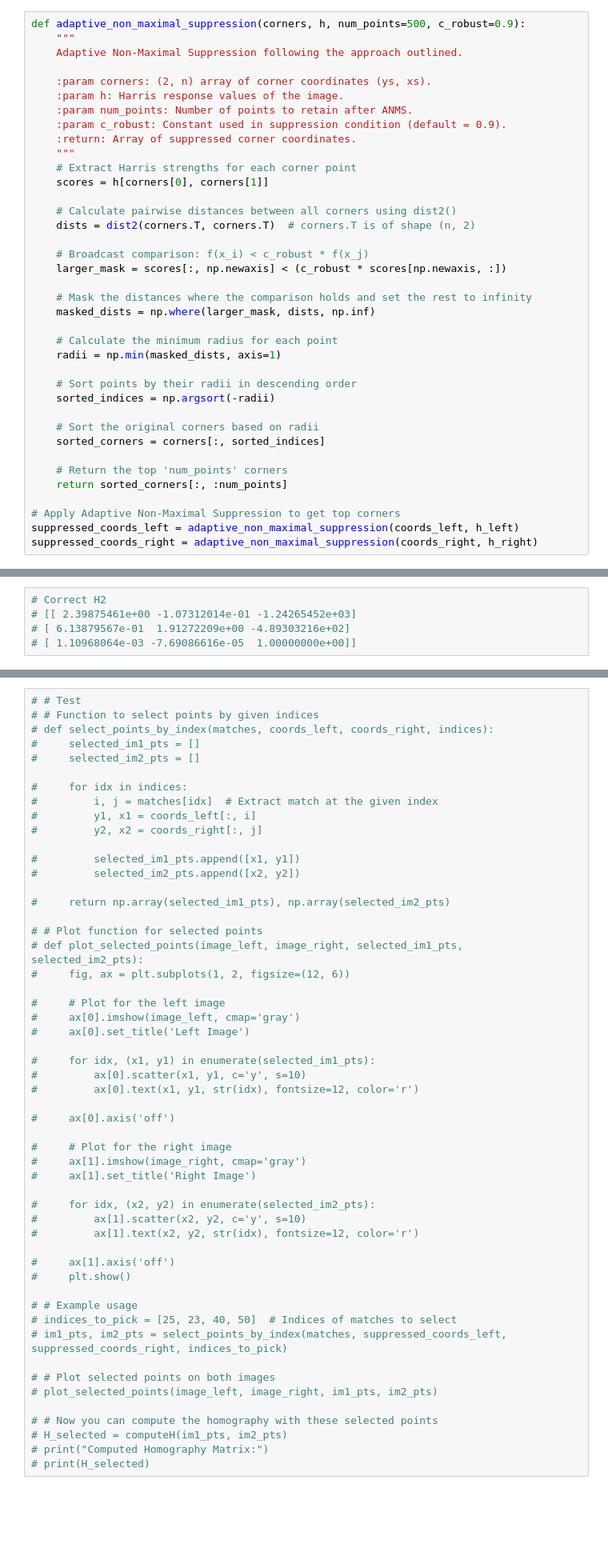
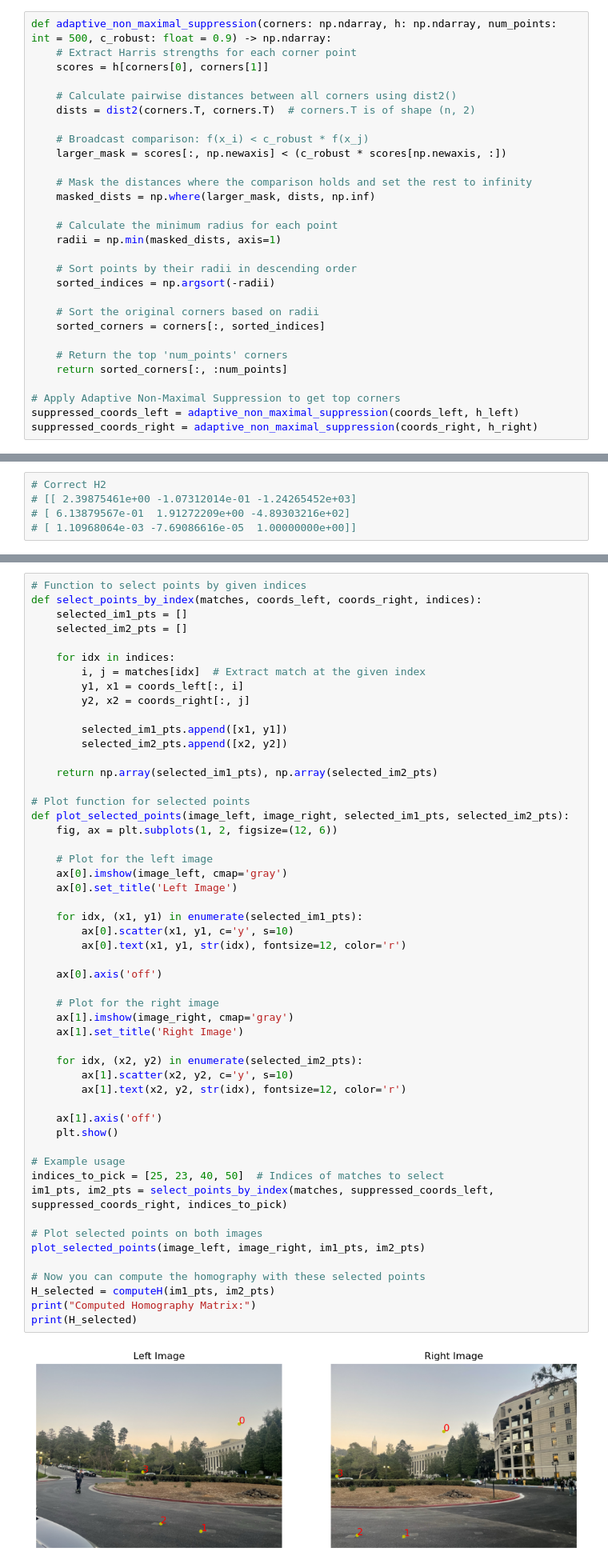
Before and after one commit to filipbagen/cs-180, a Jupyter notebook: p4-image-warping-and-mosaicing/code/4b.ipynb, the cells around one changed output, grey strips where cells are left out. Shown at 80% size. Cells and saved outputs as stored; diff of their text form; blank space fills up the shorter version.

```diff
--- a/p4-image-warping-and-mosaicing/code/4b.ipynb
+++ b/p4-image-warping-and-mosaicing/code/4b.ipynb
@@ -45,16 +45,7 @@ plt.show()
 # %% [markdown]
 ## Adaptive Non-Maximal Suppression
 # %%
-def adaptive_non_maximal_suppression(corners, h, num_points=500, c_robust=0.9):
-    """
-    Adaptive Non-Maximal Suppression following the approach outlined.
-
-    :param corners: (2, n) array of corner coordinates (ys, xs).
-    :param h: Harris response values of the image.
-    :param num_points: Number of points to retain after ANMS.
-    :param c_robust: Constant used in suppression condition (default = 0.9).
-    :return: Array of suppressed corner coordinates.
-    """
+def adaptive_non_maximal_suppression(corners: np.ndarray, h: np.ndarray, num_points: int = 500, c_robust: float = 0.9) -> np.ndarray:
     # Extract Harris strengths for each corner point
     scores = h[corners[0], corners[1]]
 
@@ -520,53 +315,54 @@ Inlier coordinates in left image:
 # %%
-# # Test
-# # Function to select points by given indices
-# def select_points_by_index(matches, coords_left, coords_right, indices):
-#     selected_im1_pts = []
-#     selected_im2_pts = []
+# Function to select points by given indices
+def select_points_by_index(matches, coords_left, coords_right, indices):
+    selected_im1_pts = []
+    selected_im2_pts = []
 
-#     for idx in indices:
-#         i, j = matches[idx]  # Extract match at the given index
-#         y1, x1 = coords_left[:, i]
-#         y2, x2 = coords_right[:, j]
+    for idx in indices:
+        i, j = matches[idx]  # Extract match at the given index
+        y1, x1 = coords_left[:, i]
+        y2, x2 = coords_right[:, j]
 
-#         selected_im1_pts.append([x1, y1])
-#         selected_im2_pts.append([x2, y2])
+        selected_im1_pts.append([x1, y1])
+        selected_im2_pts.append([x2, y2])
 
-#     return np.array(selected_im1_pts), np.array(selected_im2_pts)
+    return np.array(selected_im1_pts), np.array(selected_im2_pts)
 
-# # Plot function for selected points
-# def plot_selected_points(image_left, image_right, selected_im1_pts, selected_im2_pts):
-#     fig, ax = plt.subplots(1, 2, figsize=(12, 6))
+# Plot function for selected points
+def plot_selected_points(image_left, image_right, selected_im1_pts, selected_im2_pts):
+    fig, ax = plt.subplots(1, 2, figsize=(12, 6))
 
-#     # Plot for the left image
-#     ax[0].imshow(image_left, cmap='gray')
-#     ax[0].set_title('Left Image')
+    # Plot for the left image
+    ax[0].imshow(image_left, cmap='gray')
+    ax[0].set_title('Left Image')
 
-#     for idx, (x1, y1) in enumerate(selected_im1_pts):
-#         ax[0].scatter(x1, y1, c='y', s=10)
-#         ax[0].text(x1, y1, str(idx), fontsize=12, color='r')
+    for idx, (x1, y1) in enumerate(selected_im1_pts):
+        ax[0].scatter(x1, y1, c='y', s=10)
+        ax[0].text(x1, y1, str(idx), fontsize=12, color='r')
 
-#     ax[0].axis('off')
+    ax[0].axis('off')
 
-#     # Plot for the right image
-#     ax[1].imshow(image_right, cmap='gray')
-#     ax[1].set_title('Right Image')
+    # Plot for the right image
+    ax[1].imshow(image_right, cmap='gray')
+    ax[1].set_title('Right Image')
 
-#     for idx, (x2, y2) in enumerate(selected_im2_pts):
-#         ax[1].scatter(x2, y2, c='y', s=10)
-#         ax[1].text(x2, y2, str(idx), fontsize=12, color='r')
+    for idx, (x2, y2) in enumerate(selected_im2_pts):
+        ax[1].scatter(x2, y2, c='y', s=10)
+        ax[1].text(x2, y2, str(idx), fontsize=12, color='r')
 
-#     ax[1].axis('off')
-#     plt.show()
+    ax[1].axis('off')
+    plt.show()
 
-# # Example usage
-# indices_to_pick = [25, 23, 40, 50]  # Indices of matches to select
-# im1_pts, im2_pts = select_points_by_index(matches, suppressed_coords_left, suppressed_coords_right, indices_to_pick)
+# Example usage
+indices_to_pick = [25, 23, 40, 50]  # Indices of matches to select
+im1_pts, im2_pts = select_points_by_index(matches, suppressed_coords_left, suppressed_coords_right, indices_to_pick)
 
-# # Plot selected points on both images
-# plot_selected_points(image_left, image_right, im1_pts, im2_pts)
+# Plot selected points on both images
+plot_selected_points(image_left, image_right, im1_pts, im2_pts)
 
-# # Now you can compute the homography with these selected points
-# H_selected = computeH(im1_pts, im2_pts)
-# print("Computed Homography Matrix:")
-# print(H_selected)
+# Now you can compute the homography with these selected points
+H_selected = computeH(im1_pts, im2_pts)
+print("Computed Homography Matrix:")
+print(H_selected)
+# %% [output]
+[figure, added]
```
Also changed, not shown: parts of 15 cells of this notebook.
